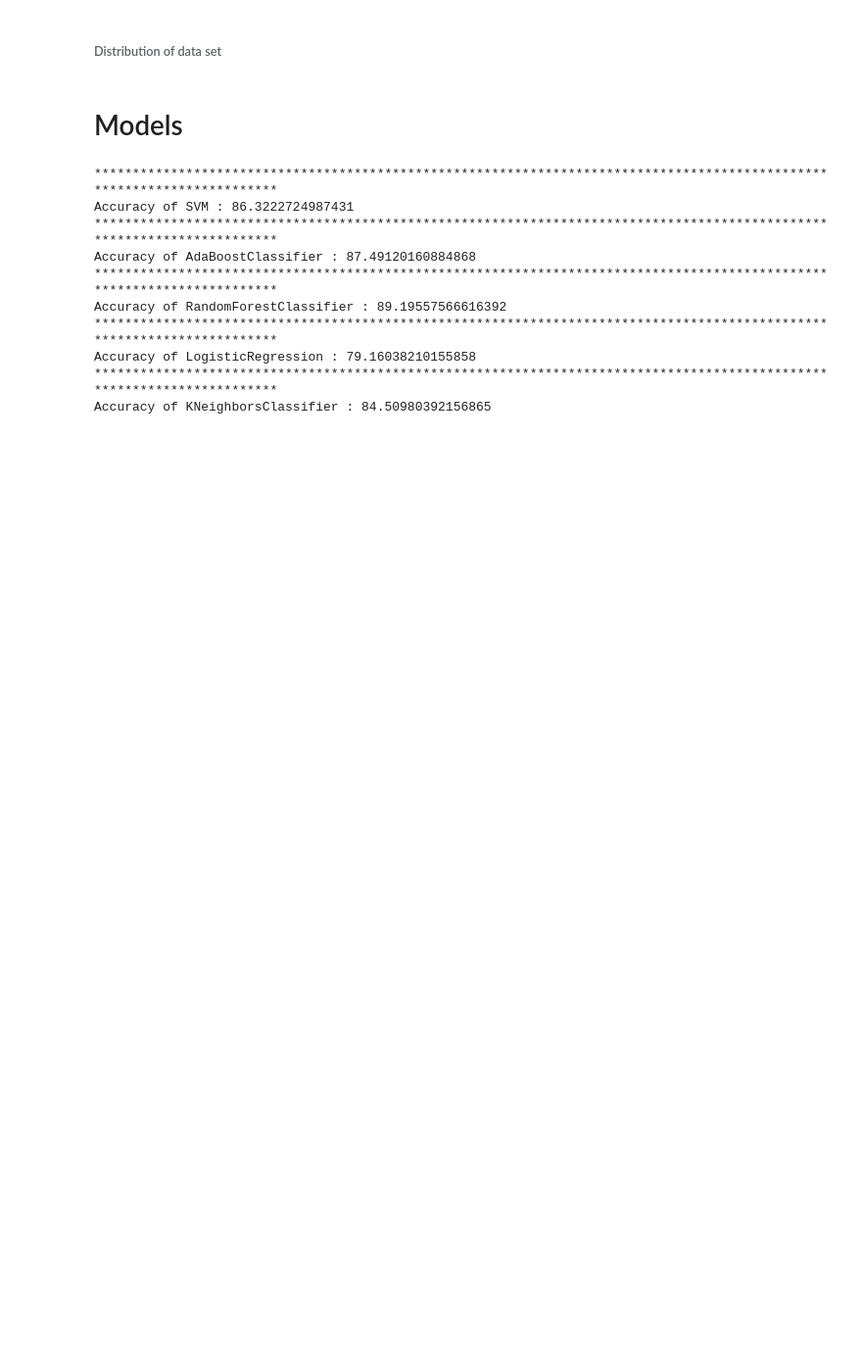
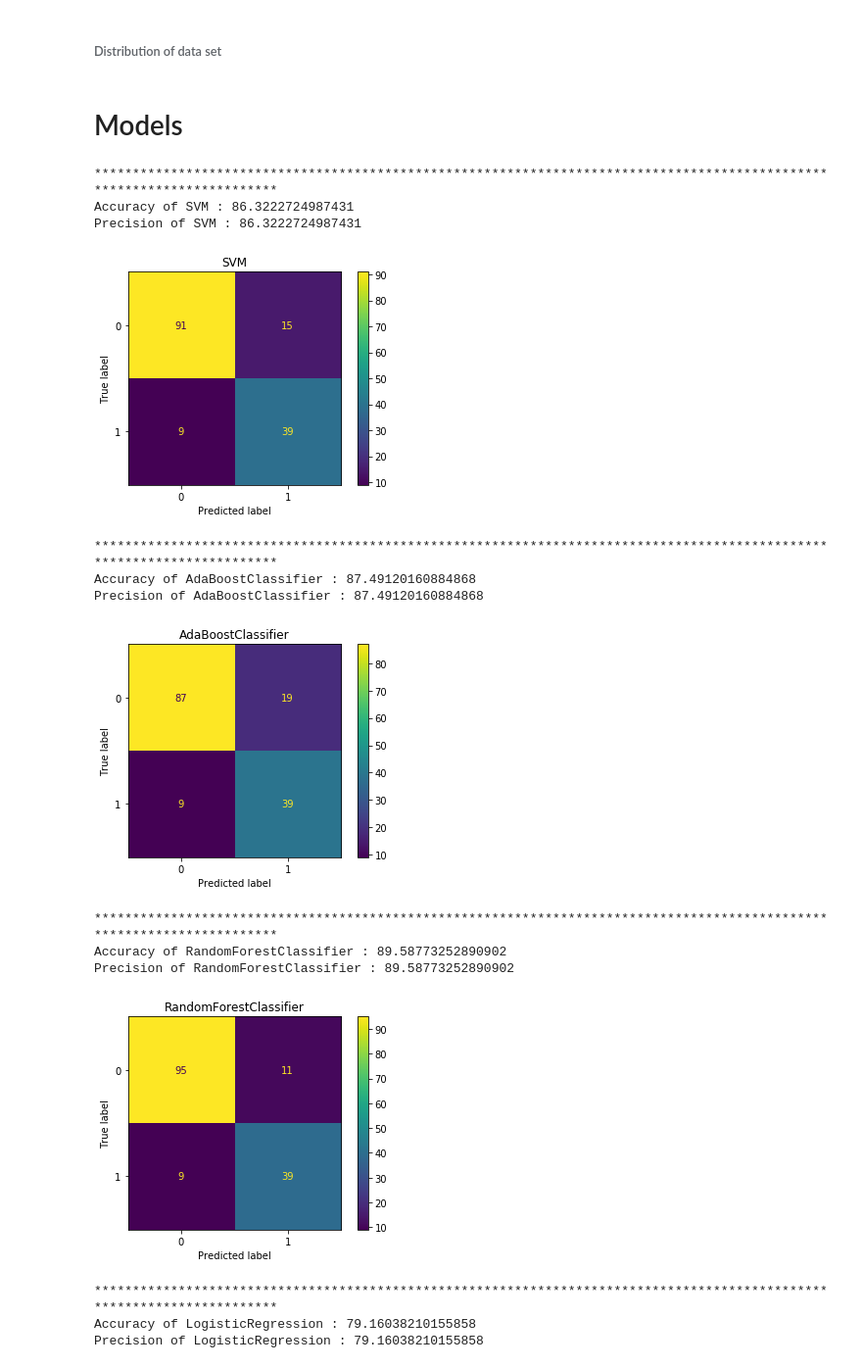
Before and after one commit to mayurraj876/Diabetes-Prediction, a Jupyter notebook: PROJECT.ipynb, the cells around one changed output. Shown: that part at 98% size. Saved outputs shown, nothing was run; the diff lists cells and outputs as text; code cells hidden in the pictures; blank space fills up the shorter version.

Commit message:
Added confusion matrix and grid search
grid search for random forest in progress

```diff
--- a/PROJECT.ipynb
+++ b/PROJECT.ipynb
@@ -163,26 +163,34 @@ X_train,X_test,y_train,y_test =  train_test_split(X,y,test_size=0.2)
 # %%
 list_of_algo=[SVC(),AdaBoostClassifier(),
               RandomForestClassifier(),
               LogisticRegression(),KNeighborsClassifier()]
 name_of_algo=["SVM","AdaBoostClassifier",
               "RandomForestClassifier",
               "LogisticRegression","KNeighborsClassifier"]
-i=0
-for algorithm in list_of_algo:
+for i,algorithm in enumerate(list_of_algo):
     model=algorithm
     model.fit(X_train,y_train)
+    y_pred=model.predict(X_test)
     model_score=cross_val_score(model,X,y,cv=15)
     print("*"*120)
     print('Accuracy of {} : {} '.format(name_of_algo[i],(model_score.mean()*100)))
-    i+=1
+    print('Precision of {} : {} '.format(name_of_algo[i],(model_score.mean()*100)))
+    plot_confusion_matrix(model, X_test, y_test,values_format="d")
+    plt.title(name_of_algo[i])
+    plt.show()
 # %% [output]
 ************************************************************************************************************************
 Accuracy of SVM : 86.3222724987431
-************************************************************************************************************************
-Accuracy of AdaBoostClassifier : 87.49120160884868
-************************************************************************************************************************
-Accuracy of RandomForestClassifier : 89.19557566616392
-************************************************************************************************************************
-Accuracy of LogisticRegression : 79.16038210155858
-************************************************************************************************************************
-Accuracy of KNeighborsClassifier : 84.50980392156865
+Precision of SVM : 86.3222724987431
+[figure, added]
+************************************************************************************************************************
+Accuracy of AdaBoostClassifier : 87.49120160884868
+Precision of AdaBoostClassifier : 87.49120160884868
+[figure, added]
+************************************************************************************************************************
+Accuracy of RandomForestClassifier : 89.58773252890902
+Precision of RandomForestClassifier : 89.58773252890902
+[figure, added]
+************************************************************************************************************************
+Accuracy of LogisticRegression : 79.16038210155858
+Precision of LogisticRegression : 79.16038210155858
```
Also changed, not shown: parts of 6 cells of this notebook, 1 other file.
